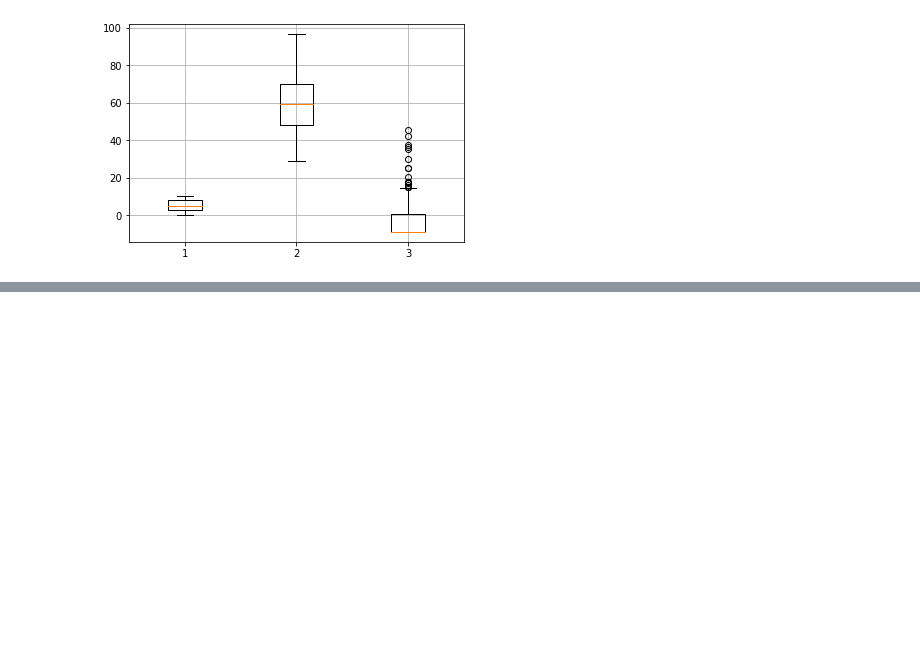
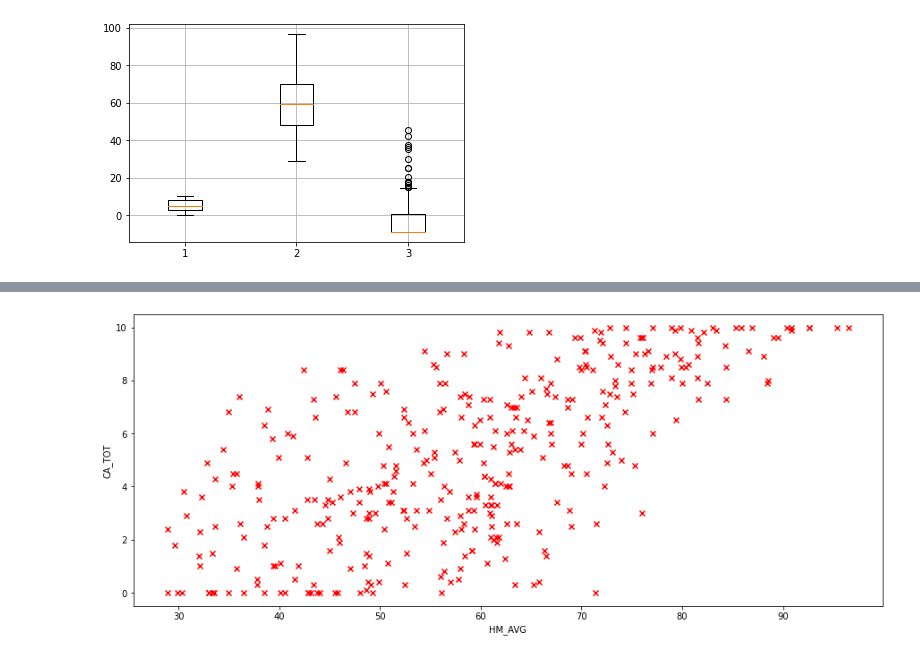
Before and after one commit to jesohyeon/studyBigdata, a Jupyter notebook: day05/날씨바루_데이터분석.ipynb, the cells around one changed output, grey strips where cells are left out. Drawn from its saved outputs; the diff is of its cells as text; code cells hidden in the pictures; blank space fills up the shorter version.

```diff
--- a/day05/날씨바루_데이터분석.ipynb
+++ b/day05/날씨바루_데이터분석.ipynb
@@ -6,6 +6,7 @@ import matplotlib.pyplot as plt
 import seaborn as sns
 # %%
 # 히스토그램 평균습도의 범위
+mydata=pd.read_csv('C:\studyBigdata\studyBigdata\day05\data\mydata.csv')
 mydata[['HM_AVG']].hist()
 # %% [output]
 array([[<AxesSubplot:title={'center':'HM_AVG'}>]], dtype=object)
@@ -62,3 +63,6 @@ plt.grid(True)
 plt.show()
 # %% [output]
 [figure]
+# %%
+mydata_corr = mydata.iloc[:, 0:4]
+mydata_corr.corr(method='pearson')
@@ -64,0 +75,8 @@ plt.show()
+# %%
+plt.figure(figsize=(15,6))
+plt.scatter(x=mydata_corr.HM_AVG, y=mydata_corr.CA_TOT, color='r', marker='x')
+plt.xlabel('HM_AVG')
+plt.ylabel('CA_TOT')
+plt.show()
+# %% [output]
+[figure, added]
```
Also changed, not shown: parts of 9 cells of this notebook, 14 other files.
